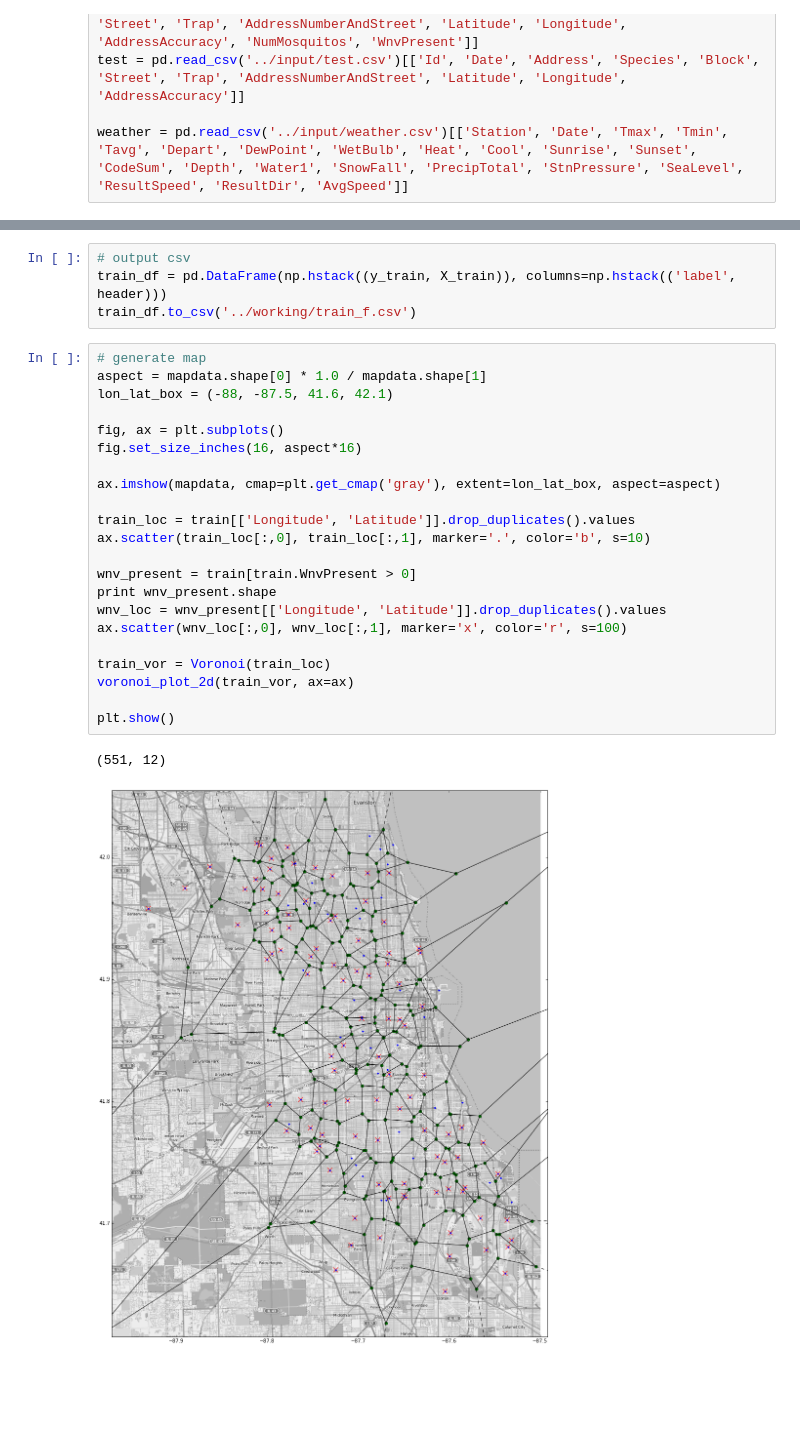
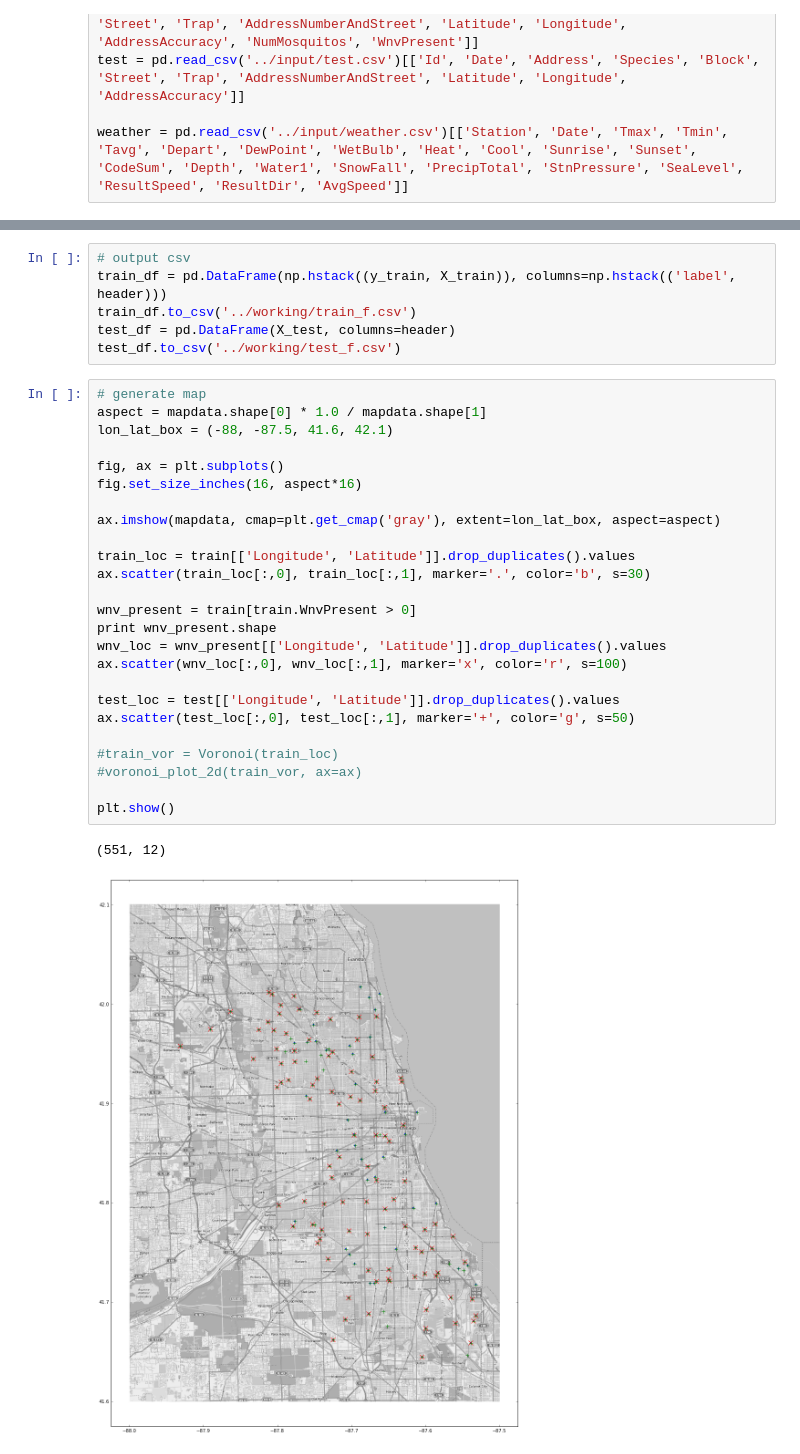
Before and after one commit to inmidvideo/kaggle-west-nile, a Jupyter notebook: src/data_test.ipynb, the cells around one changed output, grey strips where cells are left out. Drawn from its saved outputs; the diff is of its cells as text; blank space fills up the shorter version.

Commit message:
working test scripts

```diff
--- a/src/data_test.ipynb
+++ b/src/data_test.ipynb
@@ -80,28 +116,33 @@ for i in range(m_train):
 # output csv
 train_df = pd.DataFrame(np.hstack((y_train, X_train)), columns=np.hstack(('label', header)))
 train_df.to_csv('../working/train_f.csv')
+test_df = pd.DataFrame(X_test, columns=header)
+test_df.to_csv('../working/test_f.csv')
 # %%
 # generate map
 aspect = mapdata.shape[0] * 1.0 / mapdata.shape[1]
 lon_lat_box = (-88, -87.5, 41.6, 42.1)
 
 fig, ax = plt.subplots()
 fig.set_size_inches(16, aspect*16)
 
 ax.imshow(mapdata, cmap=plt.get_cmap('gray'), extent=lon_lat_box, aspect=aspect)
 
 train_loc = train[['Longitude', 'Latitude']].drop_duplicates().values
-ax.scatter(train_loc[:,0], train_loc[:,1], marker='.', color='b', s=10)
+ax.scatter(train_loc[:,0], train_loc[:,1], marker='.', color='b', s=30)
 
 wnv_present = train[train.WnvPresent > 0]
 print wnv_present.shape
 wnv_loc = wnv_present[['Longitude', 'Latitude']].drop_duplicates().values
 ax.scatter(wnv_loc[:,0], wnv_loc[:,1], marker='x', color='r', s=100)
 
-train_vor = Voronoi(train_loc)
-voronoi_plot_2d(train_vor, ax=ax)
+test_loc = test[['Longitude', 'Latitude']].drop_duplicates().values
+ax.scatter(test_loc[:,0], test_loc[:,1], marker='+', color='g', s=50)
+
+#train_vor = Voronoi(train_loc)
+#voronoi_plot_2d(train_vor, ax=ax)
 
 plt.show()
 # %% [output]
 (551, 12)
-[figure, old version]
+[figure, new version]
```
Also changed, not shown: parts of 5 cells of this notebook, 2 other files.
